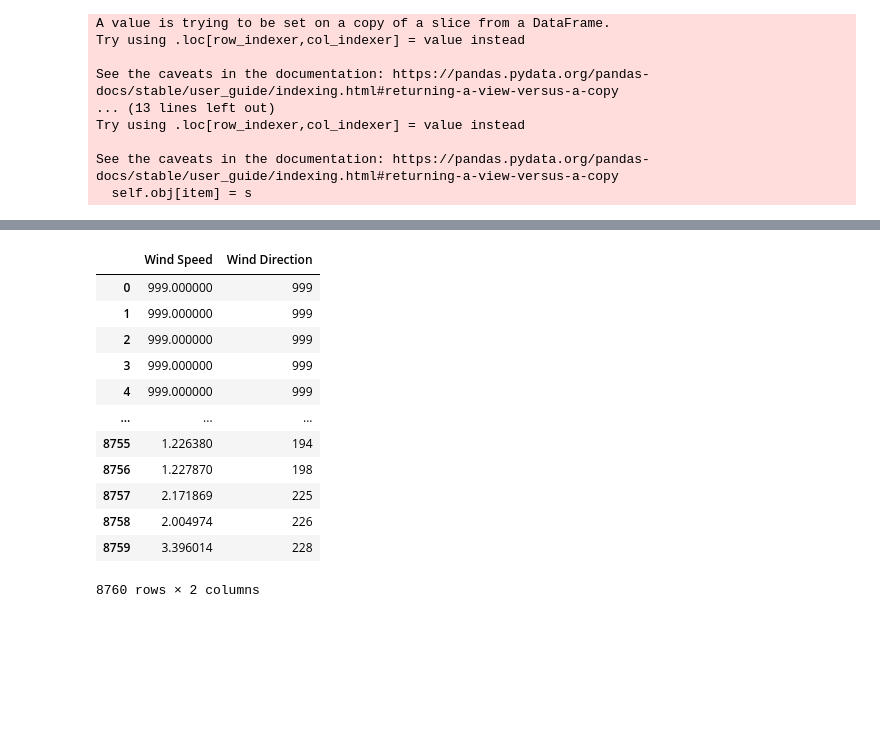
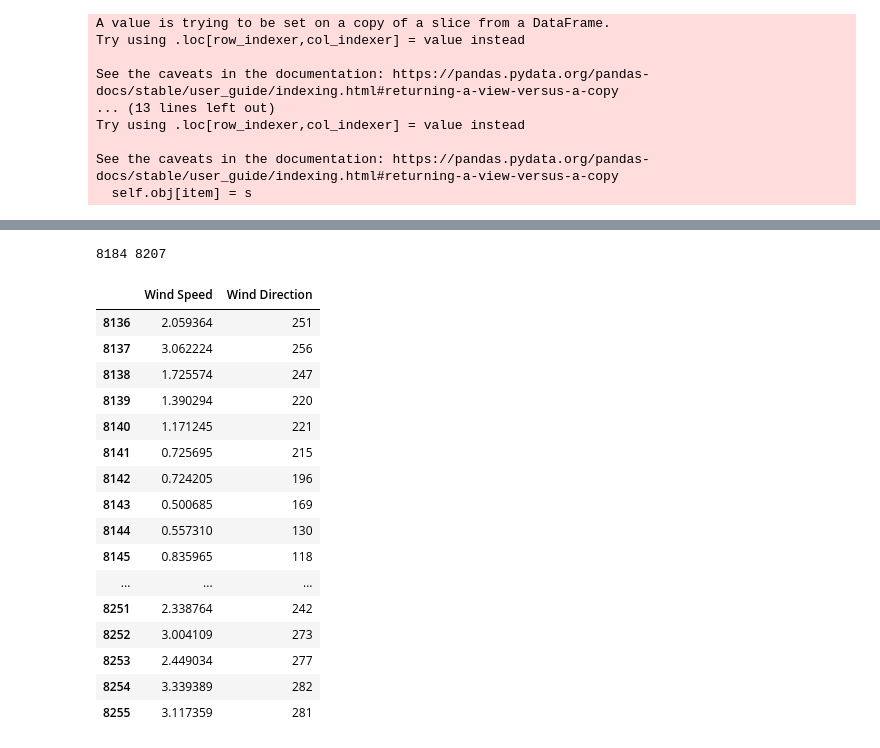
Before and after one commit to kastnerp/CampusMicroclimateAndWeather, a Jupyter notebook: ReadPlot.ipynb, the cells around one changed output, grey strips where cells are left out. Cells and saved outputs as stored; diff of their text form; code cells hidden in the pictures; blank space fills up the shorter version.

```diff
--- a/ReadPlot.ipynb
+++ b/ReadPlot.ipynb
@@ -816,29 +820,39 @@ print(h)
 # %%
 a = epw()
 a.read("DL4_Milstein_2019.epw")
-day = 31
+day = 8
 month = 12
 year = 2019
+
 hour_f = to_hour_of_year(0, day, month, year)
 hour_t = to_hour_of_year(23, day, month,year)
-#a.dataframe.loc[hour_f-48:hour_t,['Wind Speed', 'Wind Direction']]
-a.dataframe.loc[:,['Wind Speed', 'Wind Direction']]
-#pd.set_option('display.max_rows', 100)
+
+print(hour_f, hour_t)
+
+pd.set_option('display.max_rows', None)
+a.dataframe.loc[hour_f-48:hour_t+48,['Wind Speed', 'Wind Direction']]
+#a.dataframe.loc[:,['Wind Speed', 'Wind Direction']]
+
 #display(a.dataframe)
 # %% [output]
+8184 8207
 |  | Wind Speed | Wind Direction |
-| 0 | 999.000000 | 999 |
-| 1 | 999.000000 | 999 |
-| 2 | 999.000000 | 999 |
-| 3 | 999.000000 | 999 |
-| 4 | 999.000000 | 999 |
+| 8136 | 2.059364 | 251 |
+| 8137 | 3.062224 | 256 |
+| 8138 | 1.725574 | 247 |
+| 8139 | 1.390294 | 220 |
+| 8140 | 1.171245 | 221 |
+| 8141 | 0.725695 | 215 |
+| 8142 | 0.724205 | 196 |
+| 8143 | 0.500685 | 169 |
+| 8144 | 0.557310 | 130 |
+| 8145 | 0.835965 | 118 |
 | ... | ... | ... |
-| 8755 | 1.226380 | 194 |
-| 8756 | 1.227870 | 198 |
-| 8757 | 2.171869 | 225 |
-| 8758 | 2.004974 | 226 |
-| 8759 | 3.396014 | 228 |
+| 8251 | 2.338764 | 242 |
+| 8252 | 3.004109 | 273 |
+| 8253 | 2.449034 | 277 |
+| 8254 | 3.339389 | 282 |
+| 8255 | 3.117359 | 281 |
-8760 rows × 2 columns
 # %%
 # PSB Parking Lot
 
```
Also changed, not shown: parts of 4 cells of this notebook, 2 other files.
